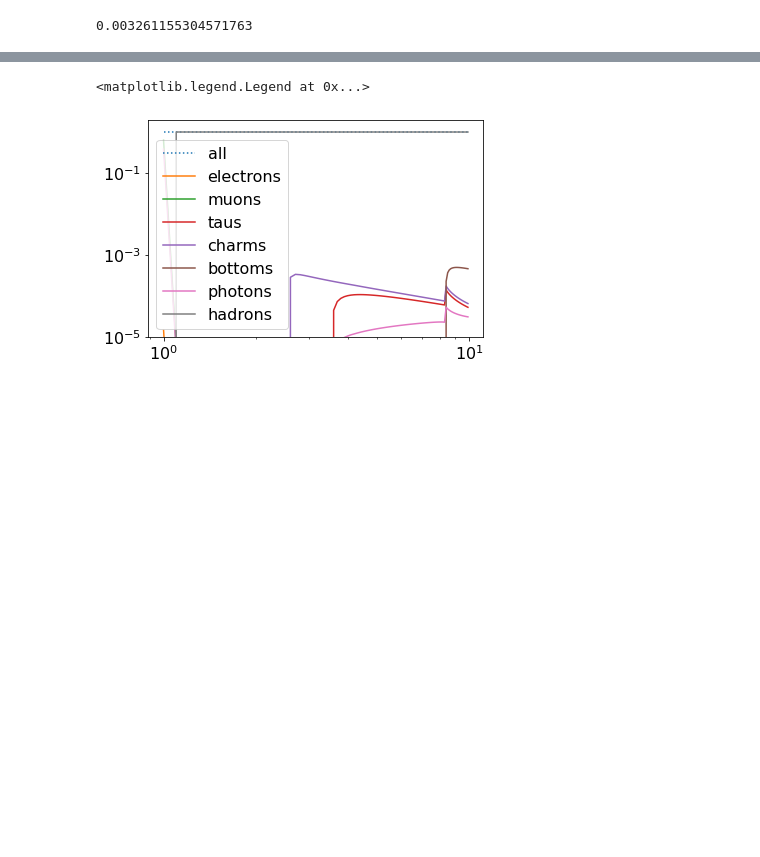
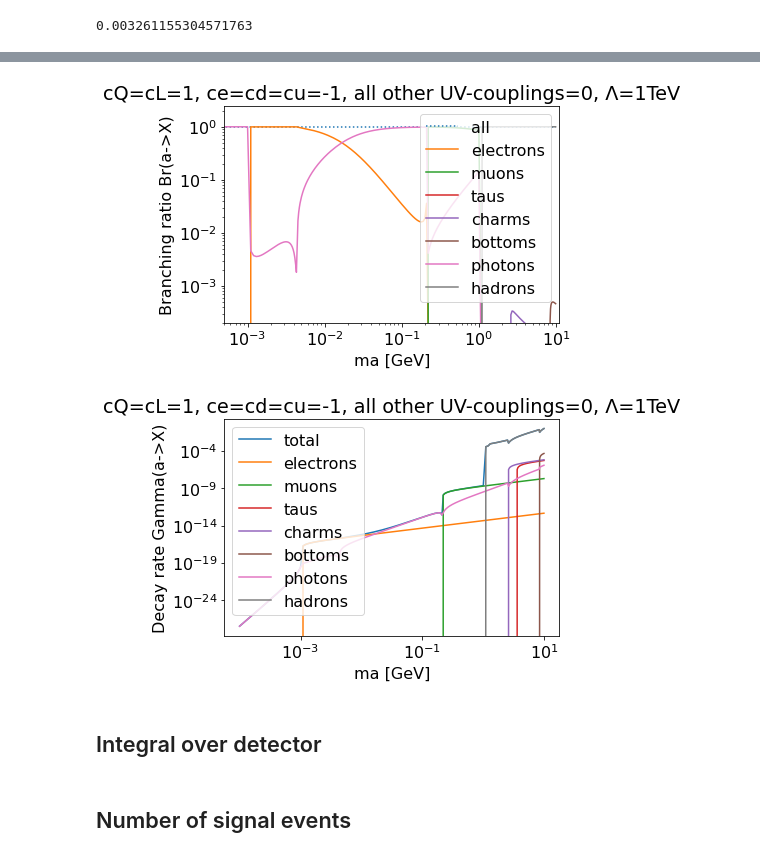
Before and after one commit to anasthesia/alps-BelleII, a Jupyter notebook: python/alps-visible-BelleII.ipynb, the cells around one changed output, grey strips where cells are left out. Cells and saved outputs as stored; diff of their text form; code cells hidden in the pictures; blank space fills up the shorter version.

Commit message:
Geonmetric integration over Belle II

```diff
--- a/python/alps-visible-BelleII.ipynb
+++ b/python/alps-visible-BelleII.ipynb
@@ -22,6 +26,17 @@ font = {
         'size'   : 16}
 
 mlib.rc('font', **font)
+# %%
+import os, sys
+
+class HiddenPrints:
+    def __enter__(self):
+        self._original_stdout = sys.stdout
+        sys.stdout = open(os.devnull, 'w')
+
+    def __exit__(self, exc_type, exc_val, exc_tb):
+        sys.stdout.close()
+        sys.stdout = self._original_stdout
 # %%
 sm={
     'GF': 1.166*10**(-5),
@@ -47,5 +62,7 @@ sm={
     'mZ': 91.19,
     'mB+': 5.279,
     'mK+': 0.494,
-    'tauB+': 1.638*10**(-12)
+    'tauB+': 1.638*10**(-12),
+    'ctauB+': 3 * 10**10 * 1.638*10**(-12),
+    'GammaB+': 6.582*10**(-25)/(10**(-12) * 1.638)
 }
@@ -466,17 +522,8 @@ Returning the value of the coefficients at mtau/
-# %%
-fig, ax = plt.subplots()
-ax.set_xscale('log')
-ax.set_yscale('log')
-ax.set_ylim([10**-5,2])
-ax.plot([maList[0],maList[-1]],[1,1],label='all',ls=':')
-ax.plot(maList,brs[0],label='electrons')
-ax.plot(maList,brs[1],label='muons')
-ax.plot(maList,brs[2],label='taus')
-ax.plot(maList,brs[3],label='charms')
-ax.plot(maList,brs[4],label='bottoms')
-ax.plot(maList,brs[5],label='photons')
-ax.plot(maList,brs[6],label='hadrons')
-ax.legend()
-# %% [output]
-<matplotlib.legend.Legend at 0x...>
-[figure, removed]
+# %%
+brsALP(1,-1,-1,1,-1,0,0,0,"cQ=cL=1, ce=cd=cu=-1, all other UV-couplings=0, \u039B=1TeV",1000)
+brsALP(1,-1,-1,1,-1,0,0,0,"cQ=cL=1, ce=cd=cu=-1, all other UV-couplings=0, \u039B=1TeV",1000,br=False)
+# %% [output]
+[figure, added]
+[figure, added]
+# %% [markdown]
+## Integral over detector
@@ -482,0 +549,2 @@ ax.legend()
+# %% [markdown]
+## Number of signal events
```
Also changed, not shown: parts of 15 cells of this notebook.
